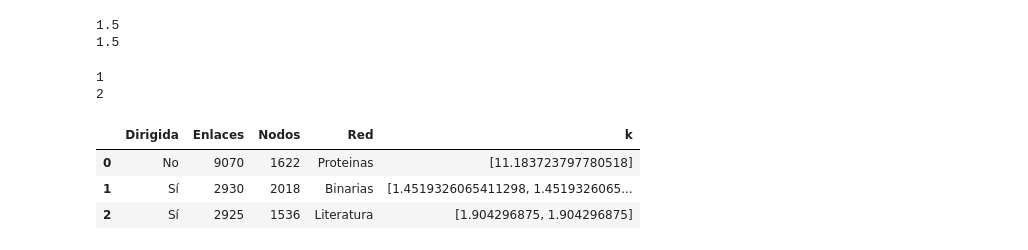
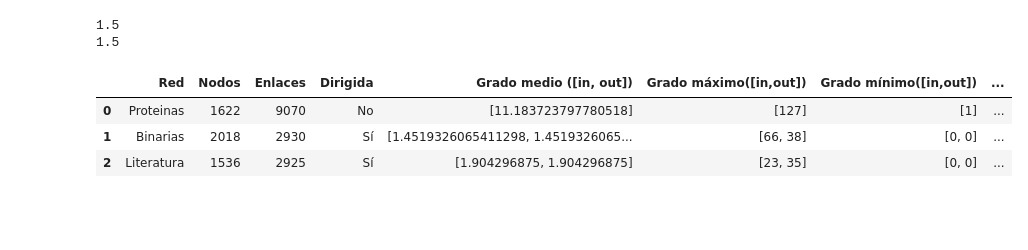
Before and after one commit to vms10/redestcs, a Jupyter notebook: ejercicio1tp1.ipynb, the cells around one changed output. Drawn from its saved outputs; the diff is of its cells as text; code cells hidden in the pictures; blank space fills up the shorter version.

Commit message:
grado completo

```diff
--- a/ejercicio1tp1.ipynb
+++ b/ejercicio1tp1.ipynb
@@ -92,4 +65,0 @@ data
-# %%
-for j in red_proteinas:
-    if "YAL001C" in j:
-        print(j)
@@ -159,9 +94,0 @@ print(a_red_prueba)
-# %%
-red_prueba_trans=[]
-for j in red_prueba:
-    red_prueba_trans.append([j[1],j[0]])
-for j in red_prueba_trans:
-    if True in(i==j for i in red_prueba):
-        print("Dirigida")
-    else:
-        print("No dirigida")
@@ -233,26 +163,34 @@ K(G,a_red_proteinas)
 K(G1,a_red_binarias)
 K(G2,a_red_literatura)
 
-def Min(H, a_R):
-    M=min(H.in_degree(k) for k in H )
-    Mbis=min(H.out_degree(k) for k in H )
-    MINIMO=min(M,Mbis)
-    print(MINIMO)
-Min(H, red_prueba)
+
+def Min(H,a_R):
+    if a_R >0:
+        M=min(H.in_degree(k) for k in H )
+        Mbis=min(H.out_degree(k) for k in H )
+        MINIMO=[M,Mbis]
+
+    else:
+        Mini=min(H.degree(k) for k in H)
+        MINIMO=[Mini]
+    return MINIMO
+
 def Max(H, a_R):
-    Ma=max(H.in_degree(k) for k in H)
-    print(Ma)
-Max(H,red_prueba)
+    if a_R >0:
+        Ma=max(H.in_degree(k) for k in H)
+        Mabis=max(H.out_degree(k) for k in H)
+        MAXIMO=[Ma, Mabis]
+    else:
+        Maxi=max(H.degree(k) for k in H)
+        MAXIMO=[Maxi]
+    return MAXIMO
-# %% [output]
-1
-2
 # %%
 data = pd.DataFrame({"Red":["Proteinas","Binarias","Literatura"],"Nodos":[G.number_of_nodes(),G1.number_of_nodes(),G2.number_of_nodes()],
                      "Enlaces":[G.number_of_edges(),G1.number_of_edges(),G2.number_of_edges()],
-                     "Dirigida":["No","Sí","Sí"],"k":[K(G,a_red_proteinas),K(G1,a_red_binarias),K(G2,a_red_literatura)],})#empty dataframe
+                     "Dirigida":["No","Sí","Sí"],"Grado medio ([in, out])":[K(G,a_red_proteinas),K(G1,a_red_binarias),K(G2,a_red_literatura)],"Grado máximo([in,out])":[Max(G,a_red_proteinas),Max(G1,a_red_binarias),Max(G2,a_red_literatura)],"Grado mínimo([in,out])":[Min(G,a_red_proteinas),Min(G1,a_red_binarias),Min(G2,a_red_literatura)],"Densidad": [1,2,3], "Clustering local":[1,2,3], "Clustering global":[1,2,3], })
 data
 # %% [output]
-|  | Dirigida | Enlaces | Nodos | Red | k |
-| 0 | No | 9070 | 1622 | Proteinas | [11.183723797780518] |
-| 1 | Sí | 2930 | 2018 | Binarias | [1.4519326065411298, 1.4519326065... |
-| 2 | Sí | 2925 | 1536 | Literatura | [1.904296875, 1.904296875] |
+|  | Red | Nodos | Enlaces | Dirigida | Grado medio ([in, out]) | Grado máximo([in,out]) | Grado mínimo([in,out]) | ... |
+| 0 | Proteinas | 1622 | 9070 | No | [11.183723797780518] | [127] | [1] | ... |
+| 1 | Binarias | 2018 | 2930 | Sí | [1.4519326065411298, 1.4519326065... | [66, 38] | [0, 0] | ... |
+| 2 | Literatura | 1536 | 2925 | Sí | [1.904296875, 1.904296875] | [23, 35] | [0, 0] | ... |
```
Also changed, not shown: parts of 15 cells of this notebook.
